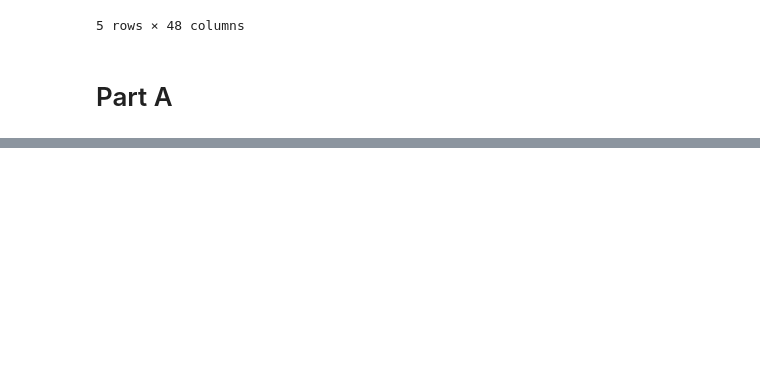
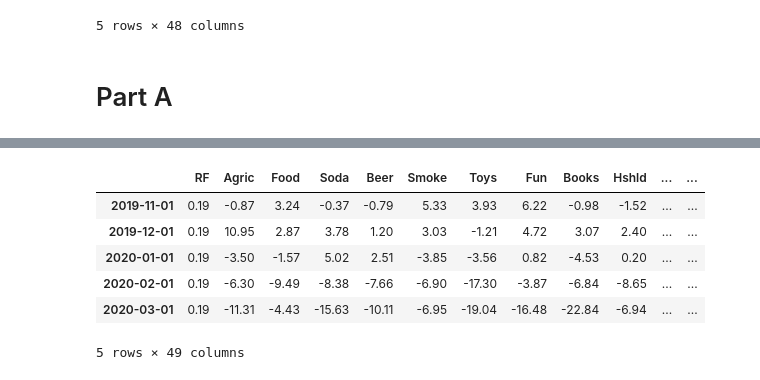
Before and after one commit to alessbressan/FINA60602A, a Jupyter notebook: ab_tp1.ipynb, the cells around one changed output, grey strips where cells are left out. Drawn from its saved outputs; the diff is of its cells as text; code cells hidden in the pictures; blank space fills up the shorter version.

```diff
--- a/ab_tp1.ipynb
+++ b/ab_tp1.ipynb
@@ -97,0 +92,23 @@ plt.show()
+# %%
+# Question 2
+risk_free = pd.read_csv('data/F-F_Research_Data_Factors.CSV', skiprows=3, nrows=1181, index_col=0)
+risk_free.index = pd.to_datetime(risk_free.index, format='%Y%m')
+risk_free = risk_free[risk_free.index >= pd.Timestamp('2019-11-01')]
+
+# set `RF` to mean value for each period
+risk_free['RF'] = risk_free['RF'].mean().round(2)
+
+# subtract 'RF' from each industry return
+data_excess = data.sub(risk_free['RF'], axis=0)
+
+# concatenate 'RF' to data_excess
+data_excess = pd.concat([risk_free['RF'], data_excess], axis=1)
+data_excess.head()
+# %% [output]
+|  | RF | Agric | Food | Soda | Beer | Smoke | Toys | Fun | Books | Hshld | ... | ... |
+| 2019-11-01 | 0.19 | -0.87 | 3.24 | -0.37 | -0.79 | 5.33 | 3.93 | 6.22 | -0.98 | -1.52 | ... | ... |
+| 2019-12-01 | 0.19 | 10.95 | 2.87 | 3.78 | 1.20 | 3.03 | -1.21 | 4.72 | 3.07 | 2.40 | ... | ... |
+| 2020-01-01 | 0.19 | -3.50 | -1.57 | 5.02 | 2.51 | -3.85 | -3.56 | 0.82 | -4.53 | 0.20 | ... | ... |
+| 2020-02-01 | 0.19 | -6.30 | -9.49 | -8.38 | -7.66 | -6.90 | -17.30 | -3.87 | -6.84 | -8.65 | ... | ... |
+| 2020-03-01 | 0.19 | -11.31 | -4.43 | -15.63 | -10.11 | -6.95 | -19.04 | -16.48 | -22.84 | -6.94 | ... | ... |
+5 rows × 49 columns
```
Also changed, not shown: parts of 6 cells of this notebook.
